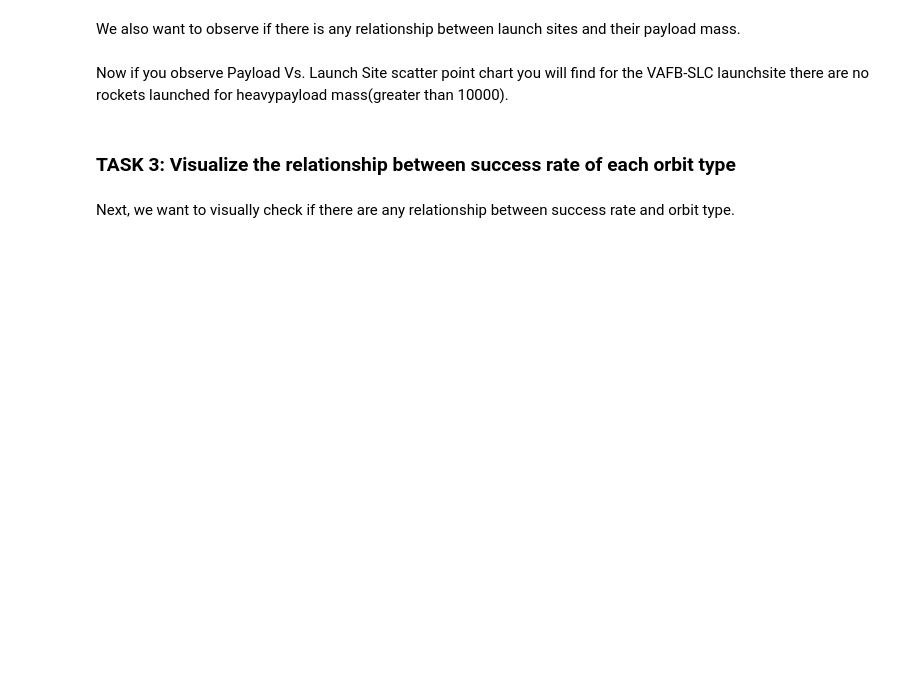
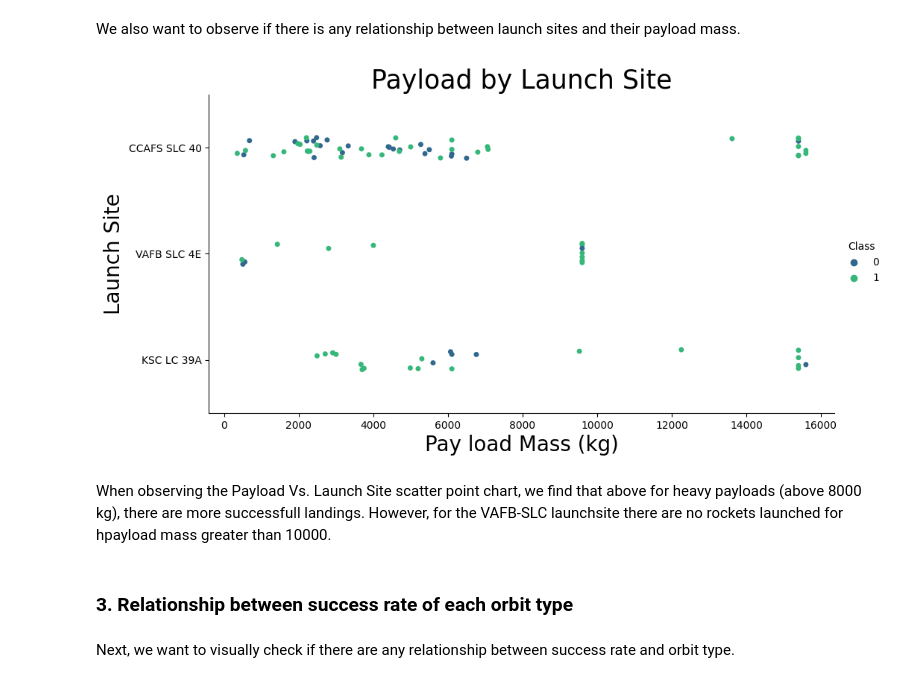
Before and after one commit to Mas73rs/IBM_capstone_project, a Jupyter notebook: notebooks/03b_eda_dataviz.ipynb, the cells around one changed output. Saved outputs shown, nothing was run; the diff lists cells and outputs as text; code cells hidden in the pictures; blank space fills up the shorter version.

```diff
--- a/notebooks/03b_eda_dataviz.ipynb
+++ b/notebooks/03b_eda_dataviz.ipynb
@@ -83,7 +93,15 @@ We also want to observe if there is any relationship between launch sites and th
+# %%
+sns.catplot(data=df, x='PayloadMass', y='LaunchSite', hue='Class', palette='viridis', aspect=2)
+plt.xlabel("Pay load Mass (kg)", fontsize=20)
+plt.ylabel("Launch Site", fontsize=20)
+plt.title('Payload by Launch Site', fontsize=25)
+plt.show()
+# %% [output]
+[figure, added]
 # %% [markdown]
-Now if you observe Payload Vs. Launch Site scatter point chart you will find for the VAFB-SLC  launchsite there are no  rockets  launched for  heavypayload mass(greater than 10000).
+When observing the Payload Vs. Launch Site scatter point chart, we find that above for heavy payloads (above 8000 kg), there are more successfull landings. However, for the VAFB-SLC  launchsite there are no  rockets  launched for  hpayload mass greater than 10000.
 # %% [markdown]
-### TASK  3: Visualize the relationship between success rate of each orbit type
+### 3. Relationship between success rate of each orbit type
 # %% [markdown]
 Next, we want to visually check if there are any relationship between success rate and orbit type.
 # %% [markdown]
```
Also changed, not shown: parts of 46 cells of this notebook, 8 other files.
